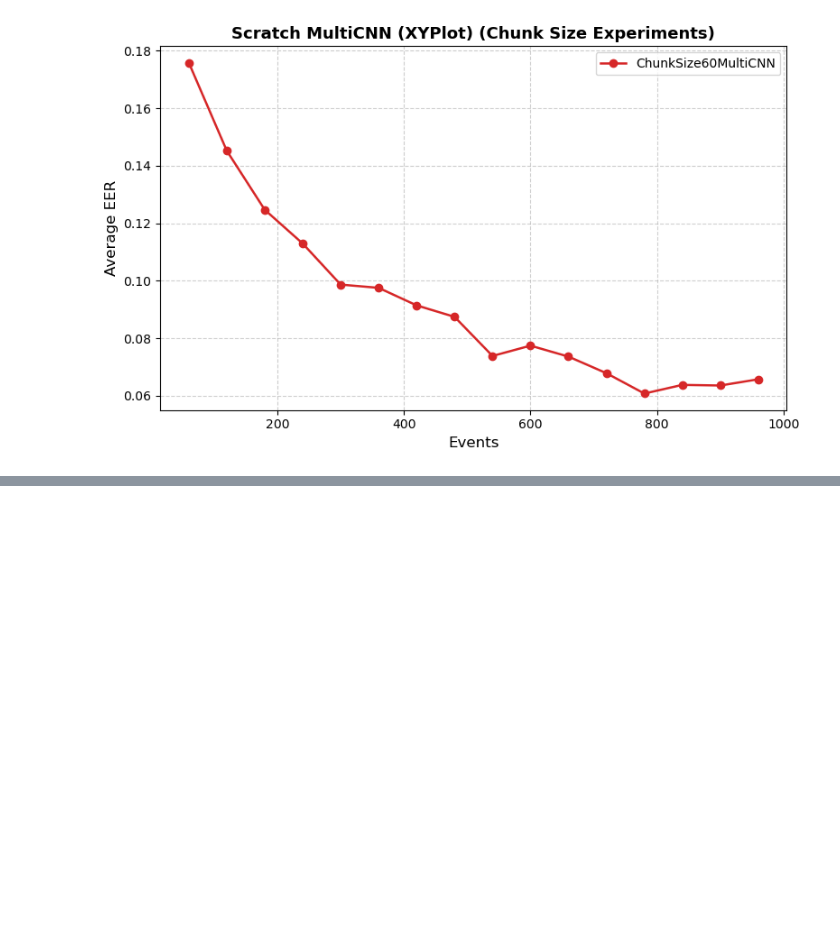
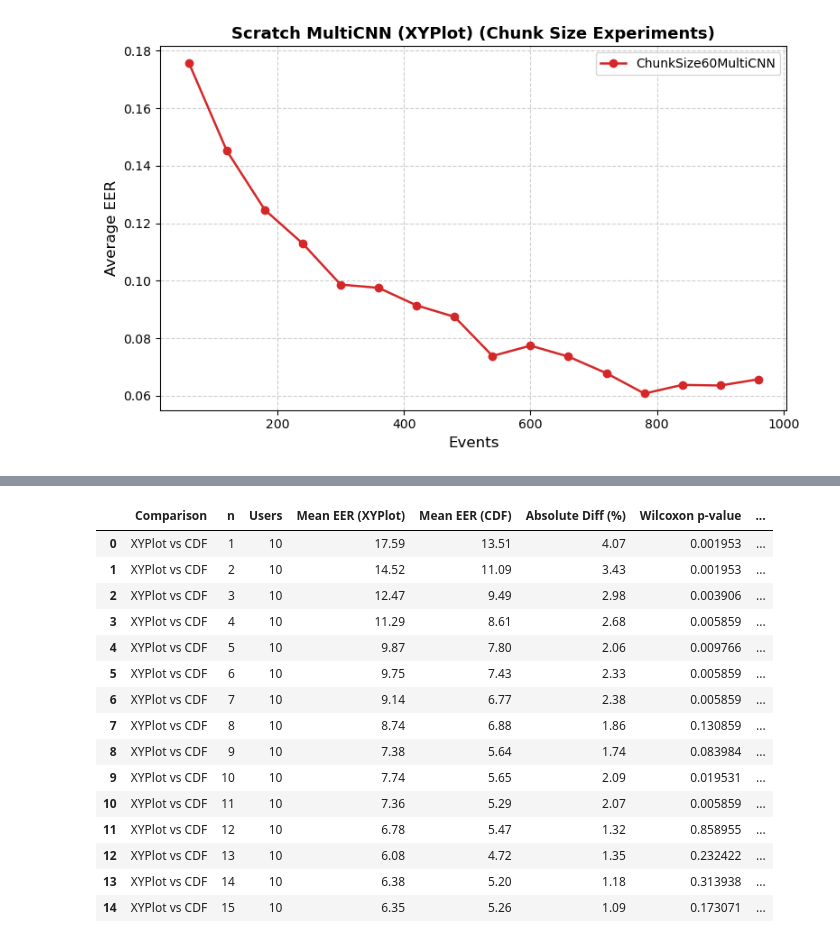
Before and after one commit to S-lijun/Mouse_Dynamics, a Jupyter notebook: Final_Results.ipynb, the cells around one changed output, grey strips where cells are left out. Cells and saved outputs as stored; diff of their text form; code cells hidden in the pictures; blank space fills up the shorter version.

```diff
--- a/Final_Results.ipynb
+++ b/Final_Results.ipynb
@@ -396,0 +406,35 @@ plot_chunk_json_curves("Results/224/Scratch_MultiCNN/XYPlot/XYPlot", max_event=1
+# %%
+from statistics_things.wilcoxon_curve_compare import wilcoxon_curve_test
+
+json_xy = "Results/224/Scratch_MultiCNN/XYPlot/per-userXYPlot/ChunkSize60MultiCNN.json"
+json_cdf = "Results/224/Scratch_MultiCNN/XYPlot/per-usercdf/ChunkSize60MultiCNN.json"
+
+n_targets = [i+1 for i in range(15)]
+
+df = wilcoxon_curve_test(
+    json_xy,
+    json_cdf,
+    n_targets,
+    label_a="XYPlot",
+    label_b="CDF",
+    alpha=0.05
+)
+
+df
+# %% [output]
+|  | Comparison | n | Users | Mean EER (XYPlot) | Mean EER (CDF) | Absolute Diff (%) | Wilcoxon p-value | ... |
+| 0 | XYPlot vs CDF | 1 | 10 | 17.59 | 13.51 | 4.07 | 0.001953 | ... |
+| 1 | XYPlot vs CDF | 2 | 10 | 14.52 | 11.09 | 3.43 | 0.001953 | ... |
+| 2 | XYPlot vs CDF | 3 | 10 | 12.47 | 9.49 | 2.98 | 0.003906 | ... |
+| 3 | XYPlot vs CDF | 4 | 10 | 11.29 | 8.61 | 2.68 | 0.005859 | ... |
+| 4 | XYPlot vs CDF | 5 | 10 | 9.87 | 7.80 | 2.06 | 0.009766 | ... |
+| 5 | XYPlot vs CDF | 6 | 10 | 9.75 | 7.43 | 2.33 | 0.005859 | ... |
+| 6 | XYPlot vs CDF | 7 | 10 | 9.14 | 6.77 | 2.38 | 0.005859 | ... |
+| 7 | XYPlot vs CDF | 8 | 10 | 8.74 | 6.88 | 1.86 | 0.130859 | ... |
+| 8 | XYPlot vs CDF | 9 | 10 | 7.38 | 5.64 | 1.74 | 0.083984 | ... |
+| 9 | XYPlot vs CDF | 10 | 10 | 7.74 | 5.65 | 2.09 | 0.019531 | ... |
+| 10 | XYPlot vs CDF | 11 | 10 | 7.36 | 5.29 | 2.07 | 0.005859 | ... |
+| 11 | XYPlot vs CDF | 12 | 10 | 6.78 | 5.47 | 1.32 | 0.858955 | ... |
+| 12 | XYPlot vs CDF | 13 | 10 | 6.08 | 4.72 | 1.35 | 0.232422 | ... |
+| 13 | XYPlot vs CDF | 14 | 10 | 6.38 | 5.20 | 1.18 | 0.313938 | ... |
+| 14 | XYPlot vs CDF | 15 | 10 | 6.35 | 5.26 | 1.09 | 0.173071 | ... |
```
Also changed, not shown: parts of 1 cell of this notebook, 3 other files.
